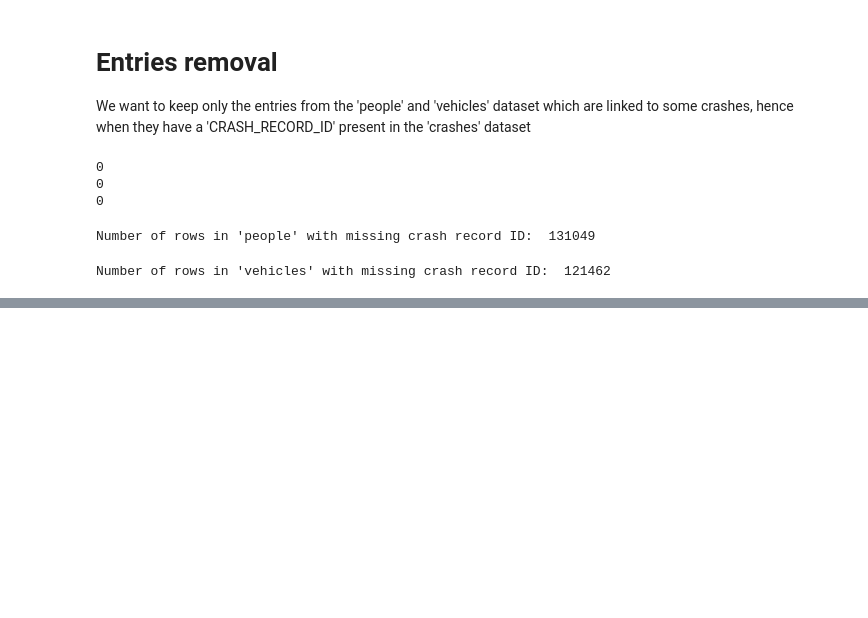
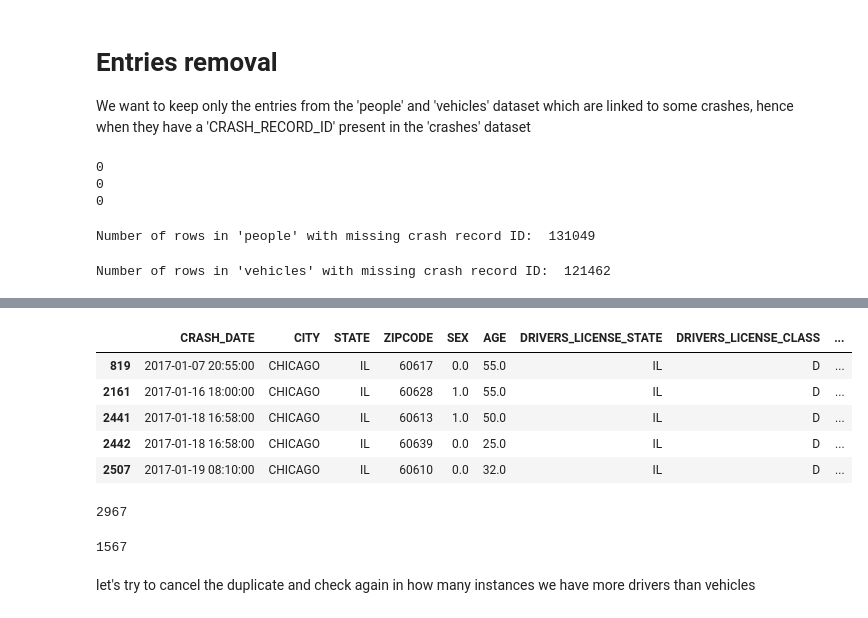
Before and after one commit to lavo2/DataMining-Project, a Jupyter notebook: 1-understanding.ipynb, the cells around one changed output, grey strips where cells are left out. Drawn from its saved outputs; the diff is of its cells as text; code cells hidden in the pictures; blank space fills up the shorter version.

```diff
--- a/1-understanding.ipynb
+++ b/1-understanding.ipynb
@@ -2125,0 +2262,4 @@ Number of rows in 'vehicles' with missing crash record ID:  121462
+# %%
+# define a quasi-id for each person
+
+columns_to_identify_people = ['CRASH_DATE', 'CITY', 'STATE', 'ZIPCODE', 'SEX', 'AGE', 'DRIVERS_LICENSE_STATE', 'DRIVERS_LICENSE_CLASS']
@@ -2125,0 +2286,27 @@ Number of rows in 'vehicles' with missing crash record ID:  121462
+# %%
+duplicate_check = people.groupby(columns_to_identify_people)['PERSON_ID'].nunique().reset_index()
+# %%
+potential_duplicates = duplicate_check[duplicate_check['PERSON_ID'] > 1]
+potential_duplicates.head()
+# %% [output]
+|  | CRASH_DATE | CITY | STATE | ZIPCODE | SEX | AGE | DRIVERS_LICENSE_STATE | DRIVERS_LICENSE_CLASS | ... |
+| 819 | 2017-01-07 20:55:00 | CHICAGO | IL | 60617 | 0.0 | 55.0 | IL | D | ... |
+| 2161 | 2017-01-16 18:00:00 | CHICAGO | IL | 60628 | 1.0 | 55.0 | IL | D | ... |
+| 2441 | 2017-01-18 16:58:00 | CHICAGO | IL | 60613 | 1.0 | 50.0 | IL | D | ... |
+| 2442 | 2017-01-18 16:58:00 | CHICAGO | IL | 60639 | 0.0 | 25.0 | IL | D | ... |
+| 2507 | 2017-01-19 08:10:00 | CHICAGO | IL | 60610 | 0.0 | 32.0 | IL | D | ... |
+# %%
+len(potential_duplicates)
+# %% [output]
+2967
+# %%
+# now do the same for inconsistent_people
+duplicate_check_p = inconsistent_people.groupby(columns_to_identify_people)['PERSON_ID'].nunique().reset_index()
+
+potential_duplicates_p = duplicate_check_p[duplicate_check_p['PERSON_ID'] > 1]
+
+len(potential_duplicates_p)
+# %% [output]
+1567
+# %% [markdown]
+let's try to cancel the duplicate and check again in how many instances we have more drivers than vehicles
```
Also changed, not shown: parts of 72 cells of this notebook, 3 other files.
